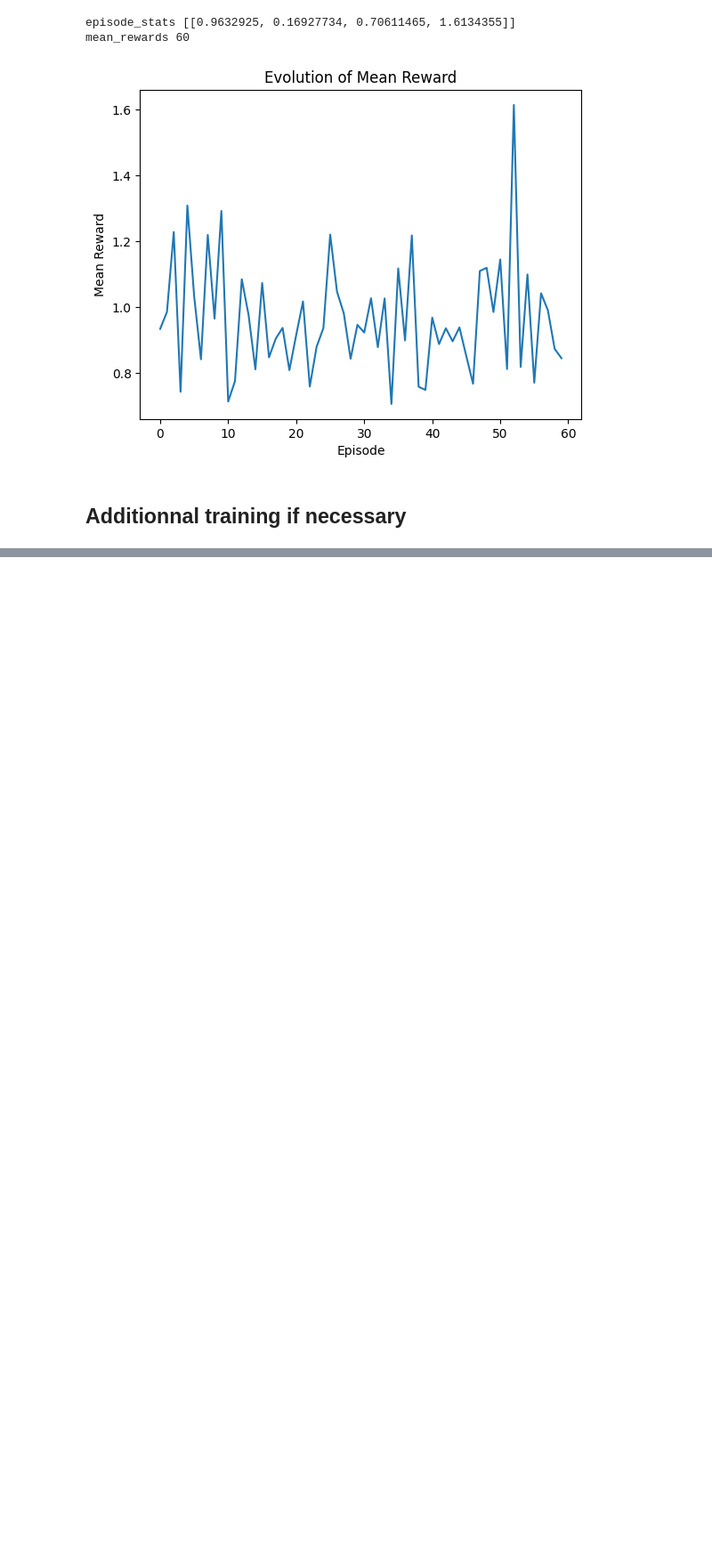
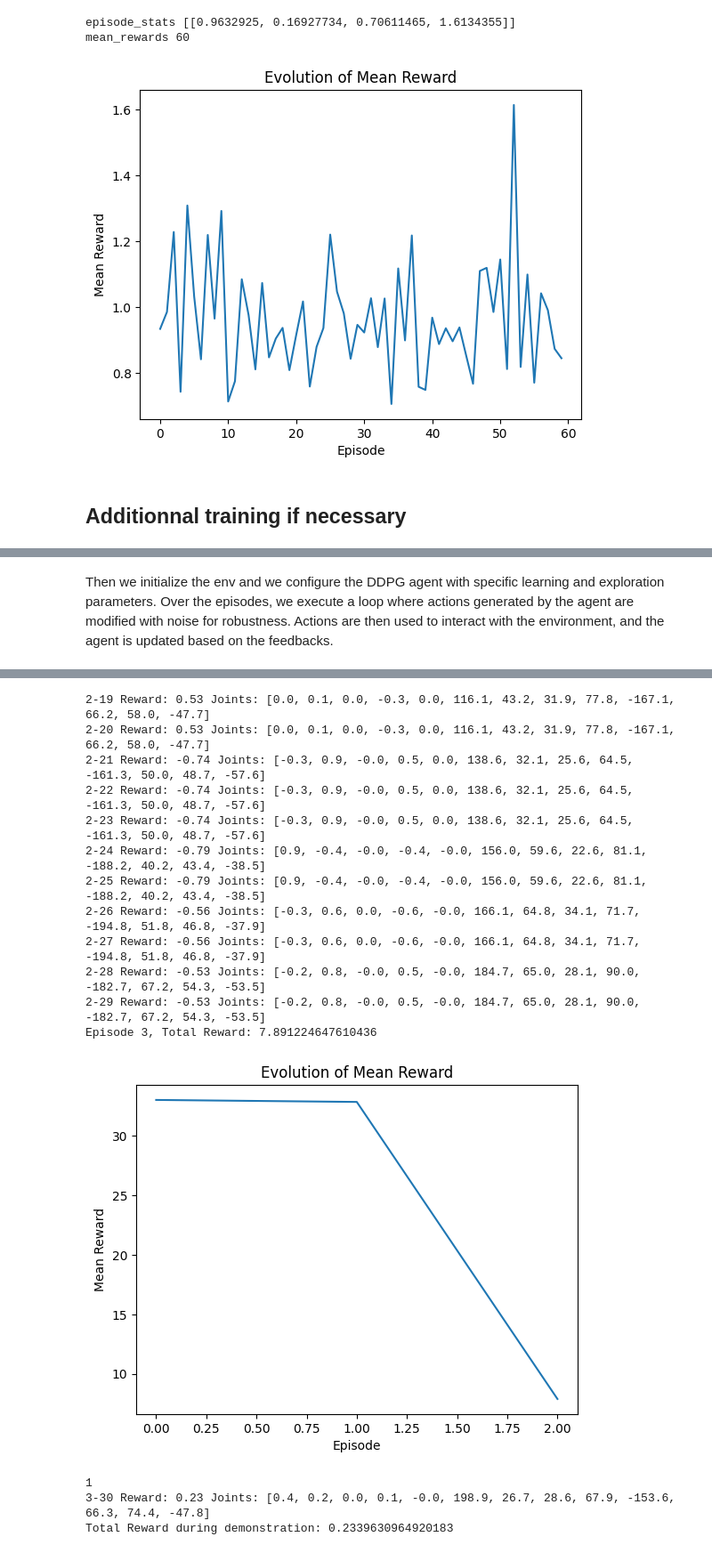
Before and after one commit to anaele-paris/Poppy, a Jupyter notebook: poppy_project_submission/Poppy_final_RL.ipynb, the cells around one changed output, grey strips where cells are left out. Shown at 89% size. Cells and saved outputs as stored; diff of their text form; code cells hidden in the pictures; blank space fills up the shorter version.

```diff
--- a/poppy_project_submission/Poppy_final_RL.ipynb
+++ b/poppy_project_submission/Poppy_final_RL.ipynb
@@ -789,19 +793,22 @@ class DDPGAgent:
         for target_param, param in zip(self.target_critic.parameters(), self.critic.parameters()):
             target_param.data.copy_(
                 self.tau * param.data + (1 - self.tau) * target_param.data)
+# %% [markdown]
+Then we initialize the env and we configure the DDPG agent with specific learning and exploration parameters. Over the episodes, we execute a loop where actions generated by the agent are modified with noise for robustness. Actions are then used to interact with the environment, and the agent is updated based on the feedbacks.
 # %%
+from collections import deque
+import matplotlib.pyplot as plt
+import random
 import torch
 import torch.nn as nn
 import torch.optim as optim
-from collections import deque
-import random
-from Poppy_Env_edouard_anaele import PoppyEnv
 
-# Initialiser l'environnement et l'agent
+from Poppy_Env_final import PoppyEnv
+
 env = PoppyEnv(ppo_or_ddpg=True)
 agent = DDPGAgent(env, actor_lr=1e-2, critic_lr=1e-2, gamma=0.1, tau=0.005)
 
-num_episodes = 100
+num_episodes = 3
 
 def add_noise(action, std_dev=0.25):
     noise = np.random.normal(0, std_dev, size=action.shape)
@@ -823,18 +830,15 @@ for episode in range(num_episodes):
     rew.append(total_reward)
     print(f'Episode {episode + 1}, Total Reward: {total_reward}')
 
-# Tracer l'évolution de la récompense moyenne
 plt.plot(rew)
 plt.xlabel('Episode')
 plt.ylabel('Mean Reward')
 plt.title('Evolution of Mean Reward')
 plt.show()
 
-# Après l'entraînement
 torch.save(agent.actor.state_dict(), 'actor_model.pth')
-# Avant la démonstration
 agent.actor.load_state_dict(torch.load('actor_model_ed.pth'))
-agent.actor.eval()  # Passer le modèle en mode évaluation
+agent.actor.eval()
 
 total_reward = 0
 i=0
@@ -852,0 +872,16 @@ loading targets from :  ./resources/sample_poppy_skeletons/anaele_bent_arms_1_te
+2-19 Reward: 0.53 Joints: [0.0, 0.1, 0.0, -0.3, 0.0, 116.1, 43.2, 31.9, 77.8, -167.1, 66.2, 58.0, -47.7]
+2-20 Reward: 0.53 Joints: [0.0, 0.1, 0.0, -0.3, 0.0, 116.1, 43.2, 31.9, 77.8, -167.1, 66.2, 58.0, -47.7]
+2-21 Reward: -0.74 Joints: [-0.3, 0.9, -0.0, 0.5, 0.0, 138.6, 32.1, 25.6, 64.5, -161.3, 50.0, 48.7, -57.6]
+2-22 Reward: -0.74 Joints: [-0.3, 0.9, -0.0, 0.5, 0.0, 138.6, 32.1, 25.6, 64.5, -161.3, 50.0, 48.7, -57.6]
+2-23 Reward: -0.74 Joints: [-0.3, 0.9, -0.0, 0.5, 0.0, 138.6, 32.1, 25.6, 64.5, -161.3, 50.0, 48.7, -57.6]
+2-24 Reward: -0.79 Joints: [0.9, -0.4, -0.0, -0.4, -0.0, 156.0, 59.6, 22.6, 81.1, -188.2, 40.2, 43.4, -38.5]
+2-25 Reward: -0.79 Joints: [0.9, -0.4, -0.0, -0.4, -0.0, 156.0, 59.6, 22.6, 81.1, -188.2, 40.2, 43.4, -38.5]
+2-26 Reward: -0.56 Joints: [-0.3, 0.6, 0.0, -0.6, -0.0, 166.1, 64.8, 34.1, 71.7, -194.8, 51.8, 46.8, -37.9]
+2-27 Reward: -0.56 Joints: [-0.3, 0.6, 0.0, -0.6, -0.0, 166.1, 64.8, 34.1, 71.7, -194.8, 51.8, 46.8, -37.9]
+2-28 Reward: -0.53 Joints: [-0.2, 0.8, -0.0, 0.5, -0.0, 184.7, 65.0, 28.1, 90.0, -182.7, 67.2, 54.3, -53.5]
+2-29 Reward: -0.53 Joints: [-0.2, 0.8, -0.0, 0.5, -0.0, 184.7, 65.0, 28.1, 90.0, -182.7, 67.2, 54.3, -53.5]
+Episode 3, Total Reward: 7.891224647610436
+[figure, added]
+1
+3-30 Reward: 0.23 Joints: [0.4, 0.2, 0.0, 0.1, -0.0, 198.9, 26.7, 28.6, 67.9, -153.6, 66.3, 74.4, -47.8]
+Total Reward during demonstration: 0.2339630964920183
```
Also changed, not shown: parts of 10 cells of this notebook.
